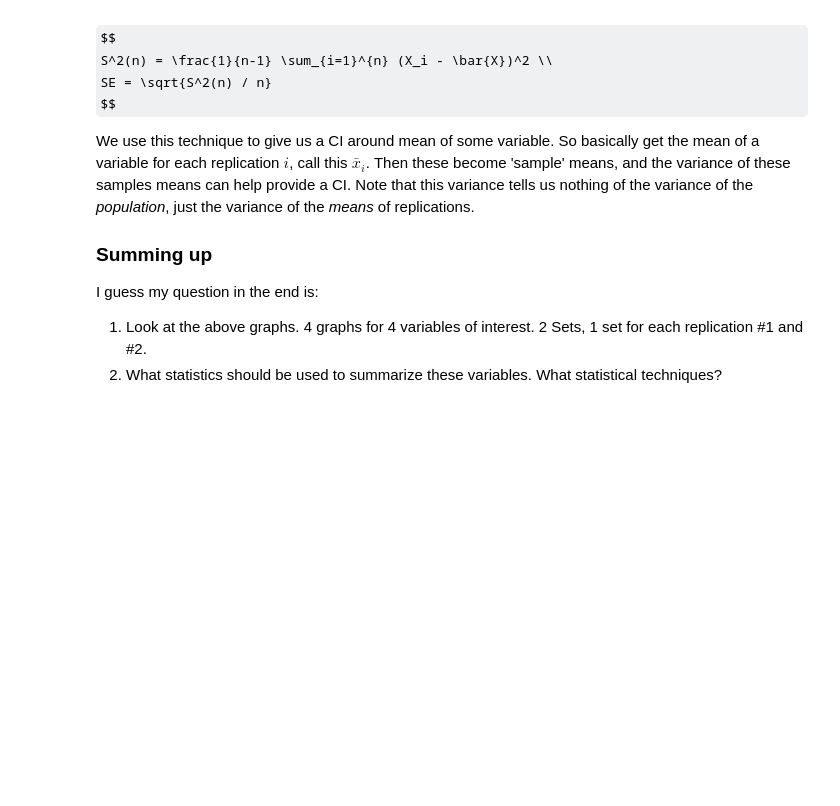
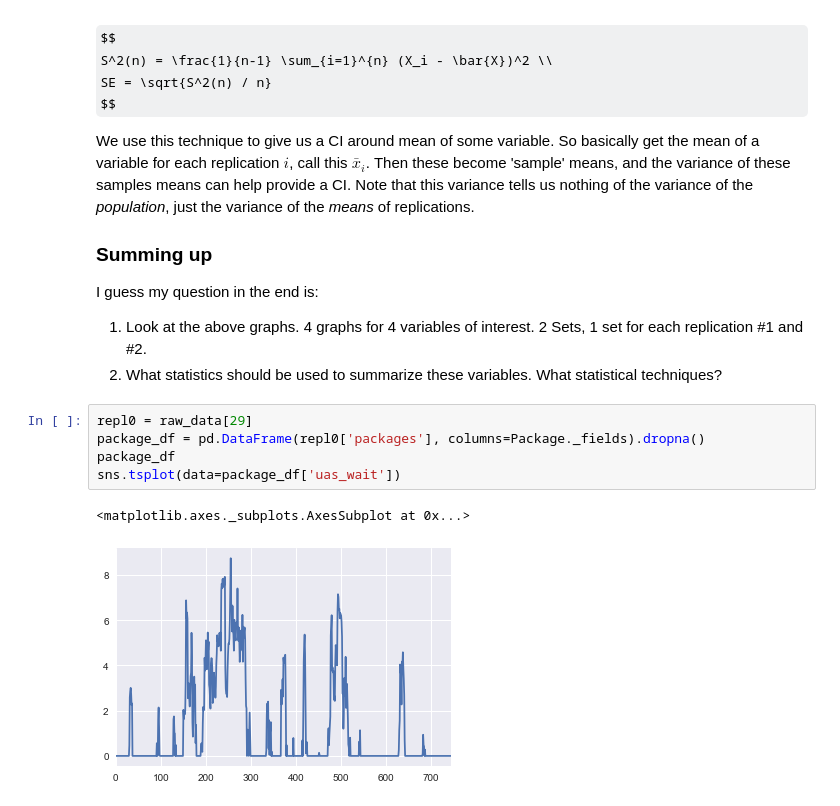
Before and after one commit to JeremyBYU/uas-package, a Jupyter notebook: notebooks/Simulation Analysis.ipynb, the cells around one changed output. Saved outputs shown, nothing was run; the diff lists cells and outputs as text; some formulas as TeX source; blank space fills up the shorter version.

Commit message:
Update saved data

```diff
--- a/notebooks/Simulation Analysis.ipynb
+++ b/notebooks/Simulation Analysis.ipynb
@@ -104,3 +104,11 @@ I guess my question in the end is:
 
 1. Look at the above graphs. 4 graphs for 4 variables of interest. 2 Sets, 1 set for each replication #1 and #2.
 2. What statistics should be used to summarize these variables.  What statistical techniques?
+# %%
+repl0 = raw_data[29]
+package_df = pd.DataFrame(repl0['packages'], columns=Package._fields).dropna()
+package_df
+sns.tsplot(data=package_df['uas_wait'])
+# %% [output]
+<matplotlib.axes._subplots.AxesSubplot at 0x...>
+[figure, added]
```
Also changed, not shown: parts of 1 cell of this notebook, 4 other files.
